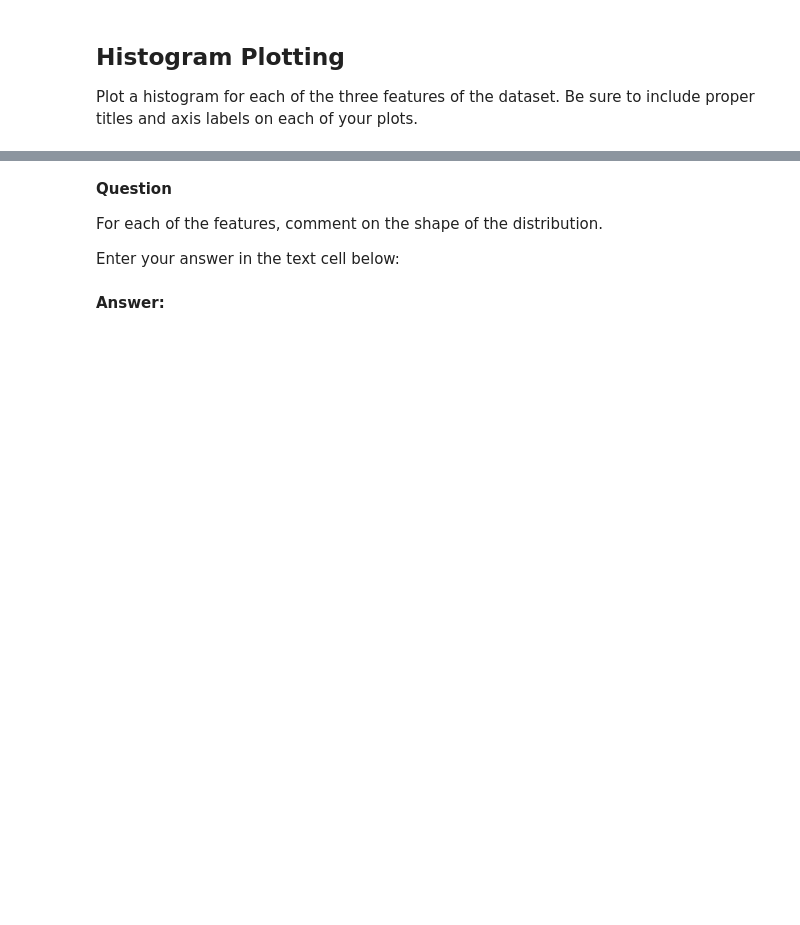
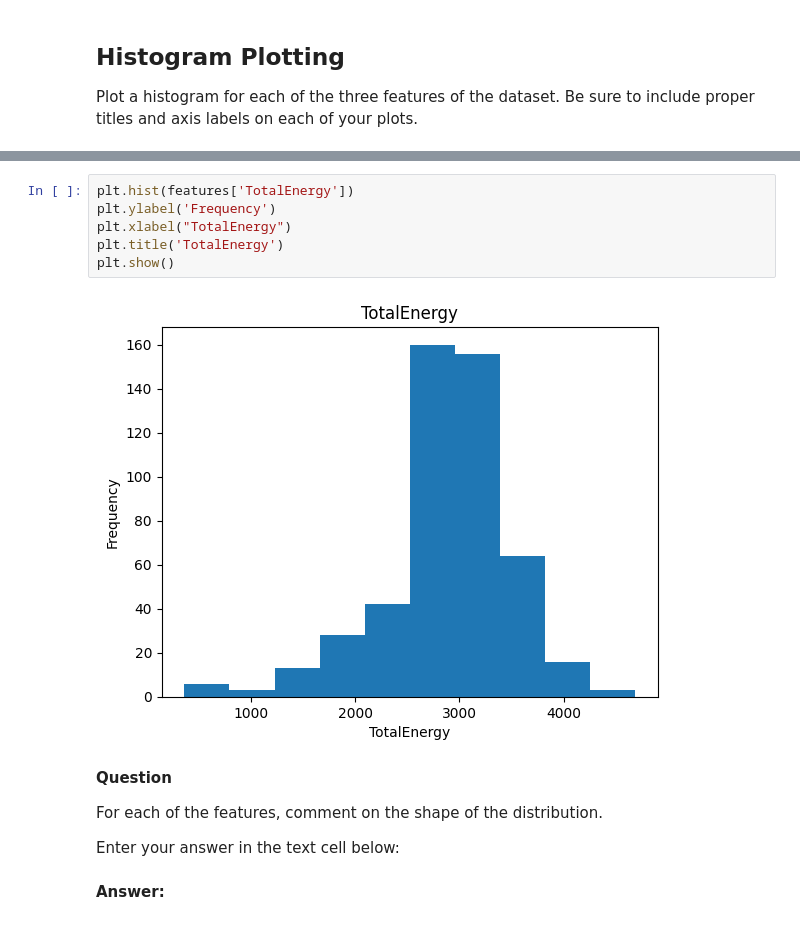
Before and after one commit to ncat-morrow/isen-project-1-loading, a Jupyter notebook: ISEN_370_Project_1_Assignment.ipynb, the cells around one changed output, grey strips where cells are left out. Drawn from its saved outputs; the diff is of its cells as text; blank space fills up the shorter version.

```diff
--- a/ISEN_370_Project_1_Assignment.ipynb
+++ b/ISEN_370_Project_1_Assignment.ipynb
@@ -59,3 +93,11 @@ Plot a histogram for each of the three features of the dataset. Be sure to inclu
+# %%
+plt.hist(features['TotalEnergy'])
+plt.ylabel('Frequency')
+plt.xlabel("TotalEnergy")
+plt.title('TotalEnergy')
+plt.show()
+# %% [output]
+[figure, added]
 # %% [markdown]
 **Question**
 
```
Also changed, not shown: parts of 4 cells of this notebook.
